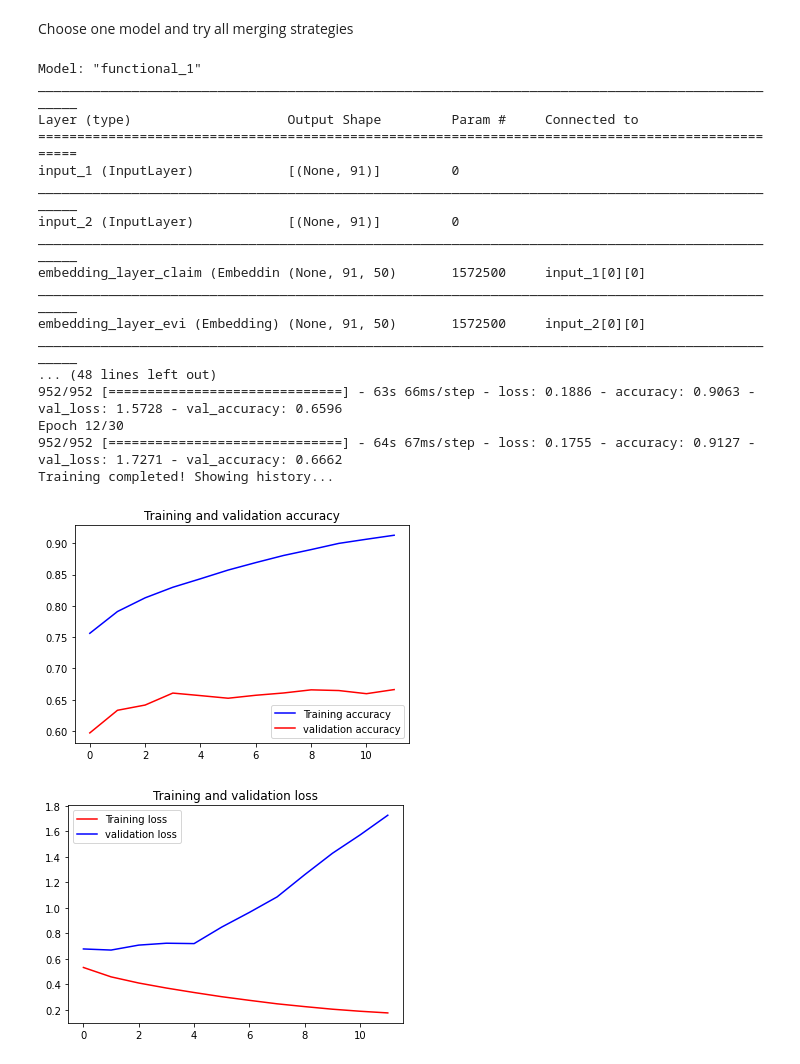
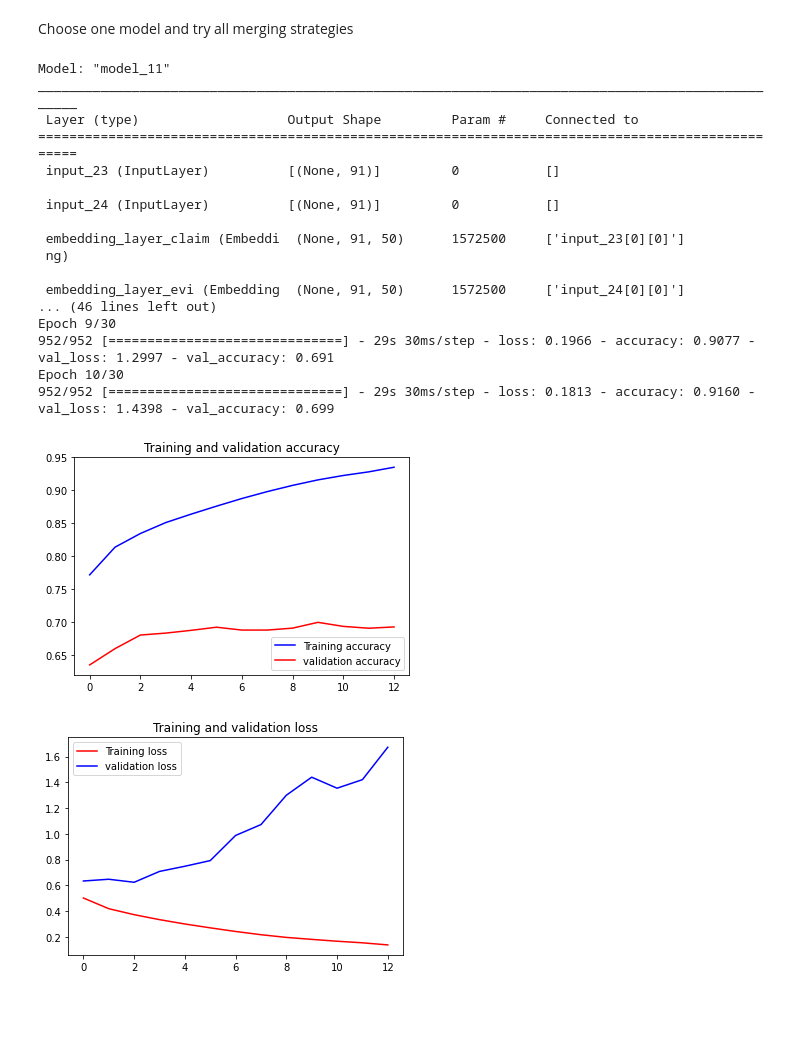
Before and after one commit to iwkkk/fact_checking, a Jupyter notebook: assignment2_code.ipynb, the cells around one changed output. Saved outputs shown, nothing was run; the diff lists cells and outputs as text; code cells hidden in the pictures; blank space fills up the shorter version.

Commit message:
final training result

```diff
--- a/assignment2_code.ipynb
+++ b/assignment2_code.ipynb
@@ -683,6 +683,13 @@ metric_names = [
     "accuracy",
     "binary_f1"
 ]
+
+create_models={
+    'lstm_model': create_lstm_model1,
+    'lstm_model_withAverage': create_lstm_model2,
+    'mlp_model': create_mlp_model,
+    'bov_model':create_bov_model
+}
 # %% [markdown]
 Performance evaluation
 # %% [markdown]
@@ -708,42 +715,42 @@ def print_verifEvaluation(testPrediction):
 Choose one model and try all merging strategies
 # %%
 for ms in merging_strategy:
-    print('==============================={}=================================='.format(ms))
-    model = create_mlp_model('concatenation',compile_info)
+    model = create_models["lstm_model"](ms, compile_info)
     model = train_model(model=model, x_train_Claim=x_train_Claim, x_train_Evidence=x_train_Evidence,y_train=y_train,
-                        x_val_Claim=x_val_Claim,x_val_Evidence=x_val_Evidence, y_val=y_val, training_info=training_info)
+                    x_val_Claim=x_val_Claim,x_val_Evidence=x_val_Evidence, y_val=y_val, training_info=training_info)
     test_predictions = predict_data(model=model, x_test_Claim=x_test_Claim,x_test_Evidence=x_test_Evidence,
-                                        prediction_info=prediction_info)
+                                    prediction_info=prediction_info)
     test_predictions = np.round(test_predictions,0).astype(np.int32)
     metric_info = evaluate_predictions(predictions=test_predictions,
-                                    y=y_test,
-                                    metrics=metrics,
-                                    metric_names=metric_names)
+                                y=y_test,
+                                metrics=metrics,
+                                metric_names=metric_names)
+    print("Model: lstm_model, Merging Strategy: ", ms, "\n")
     print('Metrics info: \n{}'.format(metric_info))
     print('Multi-input classification evaluation: \n')
     print_evaluation(y_test,test_predictions)
     print('Claim verification evaluation: \n')
     print_verifEvaluation(test_predictions)
 # %% [output]
-Model: "functional_1"
+Model: "model_11"
 __________________________________________________________________________________________________
-Layer (type)                    Output Shape         Param #     Connected to
+ Layer (type)                   Output Shape         Param #     Connected to
 ==================================================================================================
-input_1 (InputLayer)            [(None, 91)]         0
-__________________________________________________________________________________________________
-input_2 (InputLayer)            [(None, 91)]         0
-__________________________________________________________________________________________________
-embedding_layer_claim (Embeddin (None, 91, 50)       1572500     input_1[0][0]
-__________________________________________________________________________________________________
-embedding_layer_evi (Embedding) (None, 91, 50)       1572500     input_2[0][0]
-__________________________________________________________________________________________________
-... (48 lines left out)
-952/952 [==============================] - 63s 66ms/step - loss: 0.1886 - accuracy: 0.9063 - val_loss: 1.5728 - val_accuracy: 0.6596
-Epoch 12/30
-952/952 [==============================] - 64s 67ms/step - loss: 0.1755 - accuracy: 0.9127 - val_loss: 1.7271 - val_accuracy: 0.6662
-Training completed! Showing history...
+ input_23 (InputLayer)          [(None, 91)]         0           []
+
+ input_24 (InputLayer)          [(None, 91)]         0           []
+
+ embedding_layer_claim (Embeddi  (None, 91, 50)      1572500     ['input_23[0][0]']
+ ng)
+
+ embedding_layer_evi (Embedding  (None, 91, 50)      1572500     ['input_24[0][0]']
+... (46 lines left out)
+Epoch 9/30
+952/952 [==============================] - 29s 30ms/step - loss: 0.1966 - accuracy: 0.9077 - val_loss: 1.2997 - val_accuracy: 0.691
+Epoch 10/30
+952/952 [==============================] - 29s 30ms/step - loss: 0.1813 - accuracy: 0.9160 - val_loss: 1.4398 - val_accuracy: 0.699
-[figure, old version]
+[figure, new version]
-[figure, old version]
+[figure, new version]
 Starting prediction:
 {'batch_size': 128, 'verbose': 1}
 Predicting on 7189 samples
```
Also changed, not shown: parts of 1 cell of this notebook.
